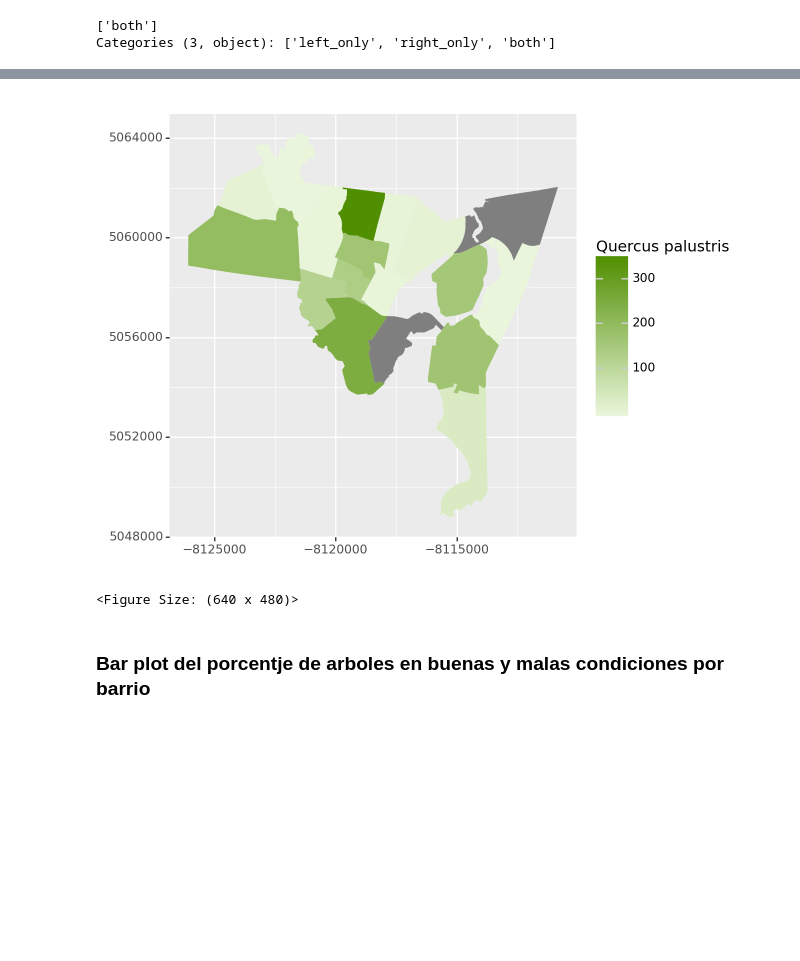
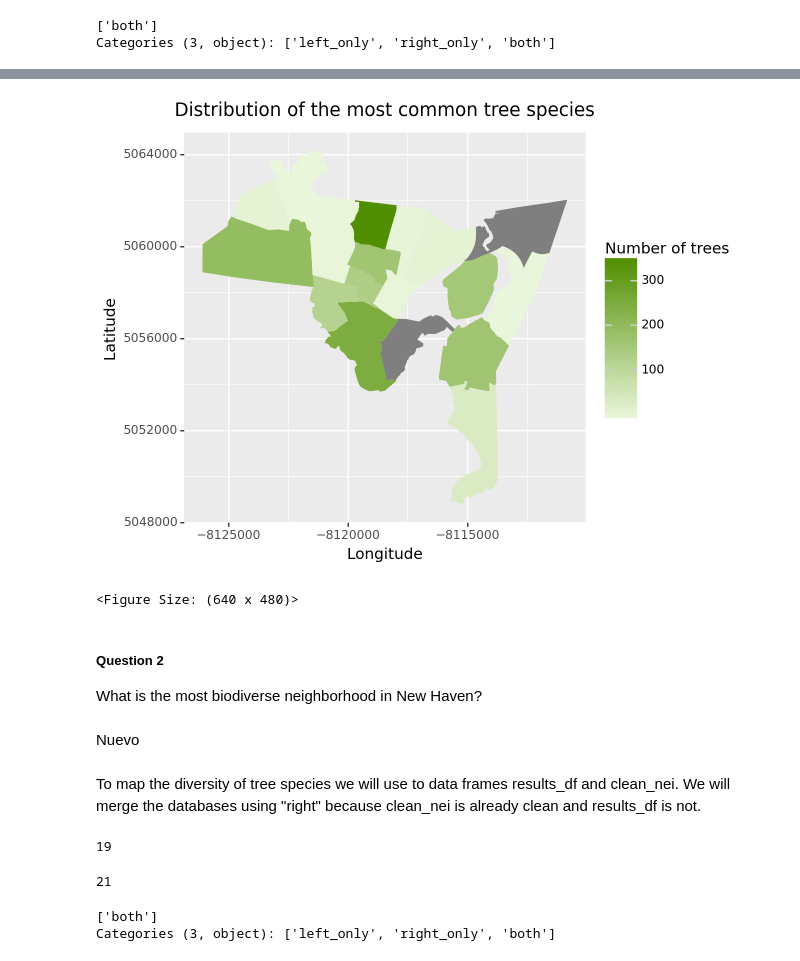
Before and after one commit to envirodatascience/final-project-urban-treeam, a Jupyter notebook: Final_Project_URI_trees.ipynb, the cells around one changed output, grey strips where cells are left out. Cells and saved outputs as stored; diff of their text form; code cells hidden in the pictures; blank space fills up the shorter version.

```diff
--- a/Final_Project_URI_trees.ipynb
+++ b/Final_Project_URI_trees.ipynb
@@ -561,2 +628,0 @@ array(['Wooster Square', 'Dwight', 'Mill River', 'Edgewood', 'Downtown',
-# %%
-clean_nei = nei[~nei["Neighborhood"].isin(["Wooster Square", "Mill River"])]
@@ -755,8 +789,7 @@ Index(['Site_ID', 'Latitude', 'Longitude', 'Latin_Name', 'Common_Name',
 df_map_streets = df_map[df_map["Department"] == "Street Tree"]
 df_map_streets
 # %%
-# boobo
-# Species and neighborhoods  of trees in New Haven
-df_a = df_map_streets.groupby(['Neighborhood','Latin_Name']).agg(Trees_Species = ('Latin_Name','count')).reset_index()
-df_cond=df_a.pivot(index='Neighborhood', columns='Latin_Name', values='Trees_Species').reset_index()
-df_cond.head()
+# Big data with species names
+df_b = df_map_streets.groupby(['Latin_Name','Neighborhood']).agg(Trees_Species = ('Latin_Name','count')).reset_index()
+df_cond2=df_b.pivot(index='Neighborhood', columns='Latin_Name', values='Trees_Species').reset_index()
+df_cond2
@@ -808,3 +815,3 @@ df_a.head()
 # %%
 # Merge data of species with geometry
-df_map_streets_geom = df_cond.merge(clean_nei, how='outer', on='Neighborhood', indicator = True)
+df_map_streets_geom = df_cond2.merge(clean_nei, how='outer', on='Neighborhood', indicator = True)
@@ -838,12 +834,34 @@ Categories (3, object): ['left_only', 'right_only', 'both']
 # %%
 # Create the map with most common species
 (
   ggplot()
-   + geom_map(df_map_streets_geom, aes(geometry='geometry', fill="Quercus palustris"),color=None)
+   + geom_map(df_map_streets_geom, aes(geometry='geometry', fill='Quercus palustris'),color=None)
    + scale_fill_gradient(low="#eaf6db", high="#518f02")
+   + xlab('Longitude')
+   + ylab('Latitude')
+   + ggtitle("Distribution of the most common tree species")
+   + theme(plot_title = element_text(hjust = 0.8),)
+   #        legend_text=element_text(size=12))
+   + labs(fill="Number of trees")
 )
 # %% [output]
-[figure, old version]
+[figure, new version]
 <Figure Size: (640 x 480)>
-# %% [markdown]
-### Bar plot del porcentje de arboles en buenas y malas condiciones por barrio
+# %% [markdown]
+
+##### **Question 2**
+
+What is the most biodiverse neighborhood in New Haven?
+# %% [markdown]
+Nuevo
+# %% [markdown]
+To map the diversity of tree species we will use to data frames results_df and clean_nei. We will merge the databases using "right" because clean_nei is already clean and results_df is not.
+# %%
+# Check if data bases are clean. They should have 19 neighborhoods
+clean_nei.Neighborhood.nunique()
+# %% [output]
+19
+# %%
+results_df.Neighborhood.nunique()
+# %% [output]
+21
@@ -849,0 +870,5 @@ Categories (3, object): ['left_only', 'right_only', 'both']
+# %%
+map_biodiversity._merge.unique()
+# %% [output]
+['both']
+Categories (3, object): ['left_only', 'right_only', 'both']
```
Also changed, not shown: parts of 142 cells of this notebook.
